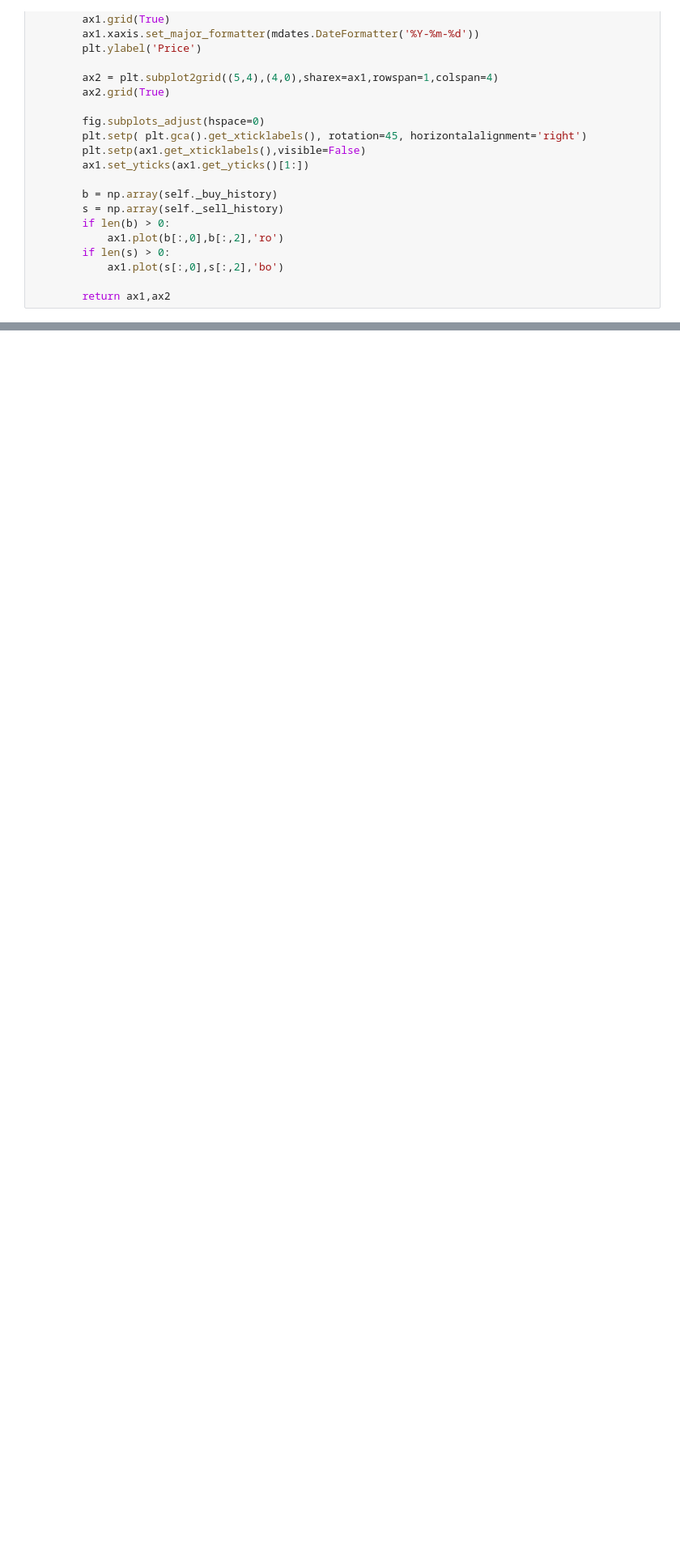
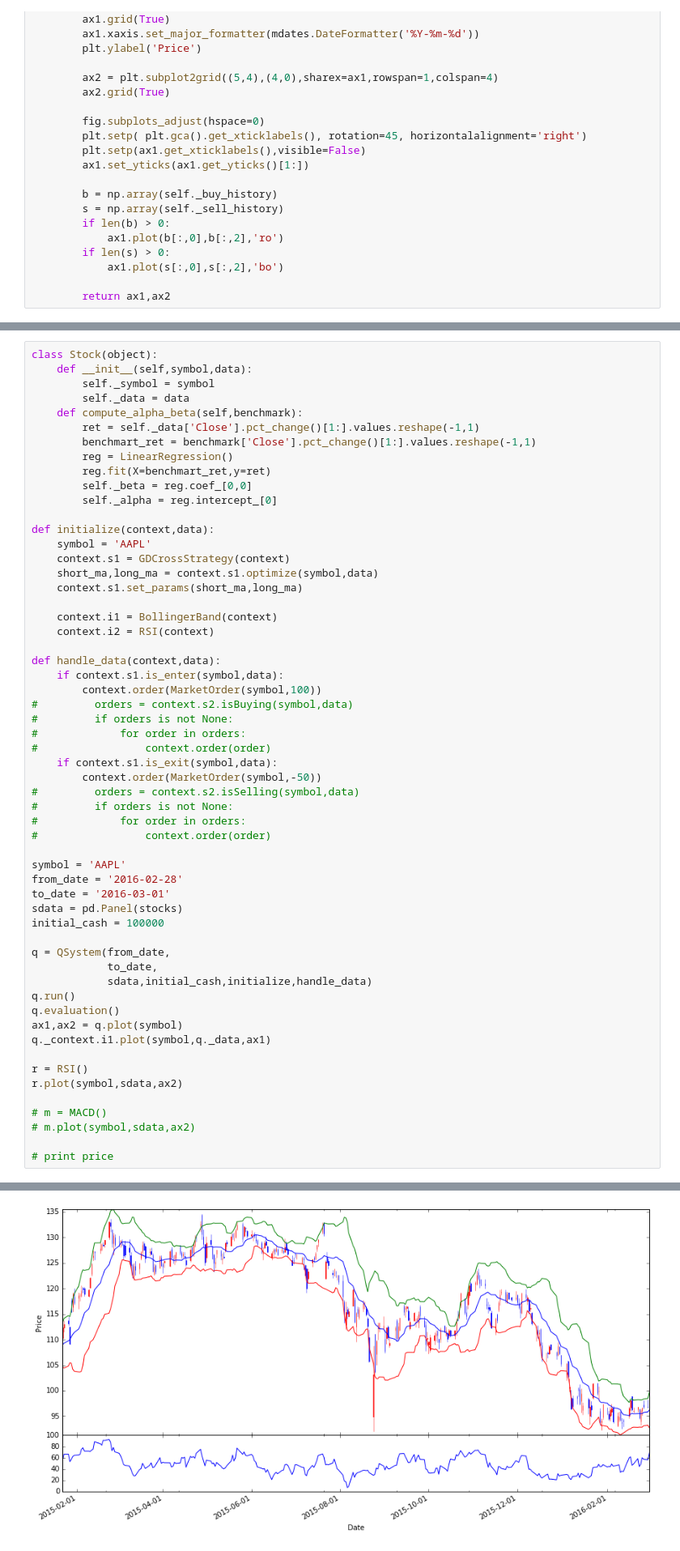
Before and after one commit to hyeonroklee/Quants, a Jupyter notebook: notebook/Quants2Proto.ipynb, the cells around one changed output, grey strips where cells are left out. Shown at 81% size. Drawn from its saved outputs; the diff is of its cells as text; blank space fills up the shorter version.

```diff
--- a/notebook/Quants2Proto.ipynb
+++ b/notebook/Quants2Proto.ipynb
@@ -425,0 +399,58 @@ Name: Close, dtype: float64
+# %%
+class Stock(object):
+    def __init__(self,symbol,data):
+        self._symbol = symbol
+        self._data = data
+    def compute_alpha_beta(self,benchmark):
+        ret = self._data['Close'].pct_change()[1:].values.reshape(-1,1)
+        benchmart_ret = benchmark['Close'].pct_change()[1:].values.reshape(-1,1)
+        reg = LinearRegression()
+        reg.fit(X=benchmart_ret,y=ret)
+        self._beta = reg.coef_[0,0]
+        self._alpha = reg.intercept_[0]
+
+def initialize(context,data):
+    symbol = 'AAPL'
+    context.s1 = GDCrossStrategy(context)
+    short_ma,long_ma = context.s1.optimize(symbol,data)
+    context.s1.set_params(short_ma,long_ma)
+
+    context.i1 = BollingerBand(context)
+    context.i2 = RSI(context)
+
+def handle_data(context,data):
+    if context.s1.is_enter(symbol,data):
+        context.order(MarketOrder(symbol,100))
+#         orders = context.s2.isBuying(symbol,data)
+#         if orders is not None:
+#             for order in orders:
+#                 context.order(order)
+    if context.s1.is_exit(symbol,data):
+        context.order(MarketOrder(symbol,-50))
+#         orders = context.s2.isSelling(symbol,data)
+#         if orders is not None:
+#             for order in orders:
+#                 context.order(order)
+
+symbol = 'AAPL'
+from_date = '2016-02-28'
+to_date = '2016-03-01'
+sdata = pd.Panel(stocks)
+initial_cash = 100000
+
+q = QSystem(from_date,
+            to_date,
+            sdata,initial_cash,initialize,handle_data)
+q.run()
+q.evaluation()
+ax1,ax2 = q.plot(symbol)
+q._context.i1.plot(symbol,q._data,ax1)
+
+r = RSI()
+r.plot(symbol,sdata,ax2)
+
+# m = MACD()
+# m.plot(symbol,sdata,ax2)
+
+# print price
+# %% [output]
@@ -426 +465,2 @@ Name: Close, dtype: float64
+[figure, added]
 # %%
```
Also changed, not shown: parts of 3 cells of this notebook.
